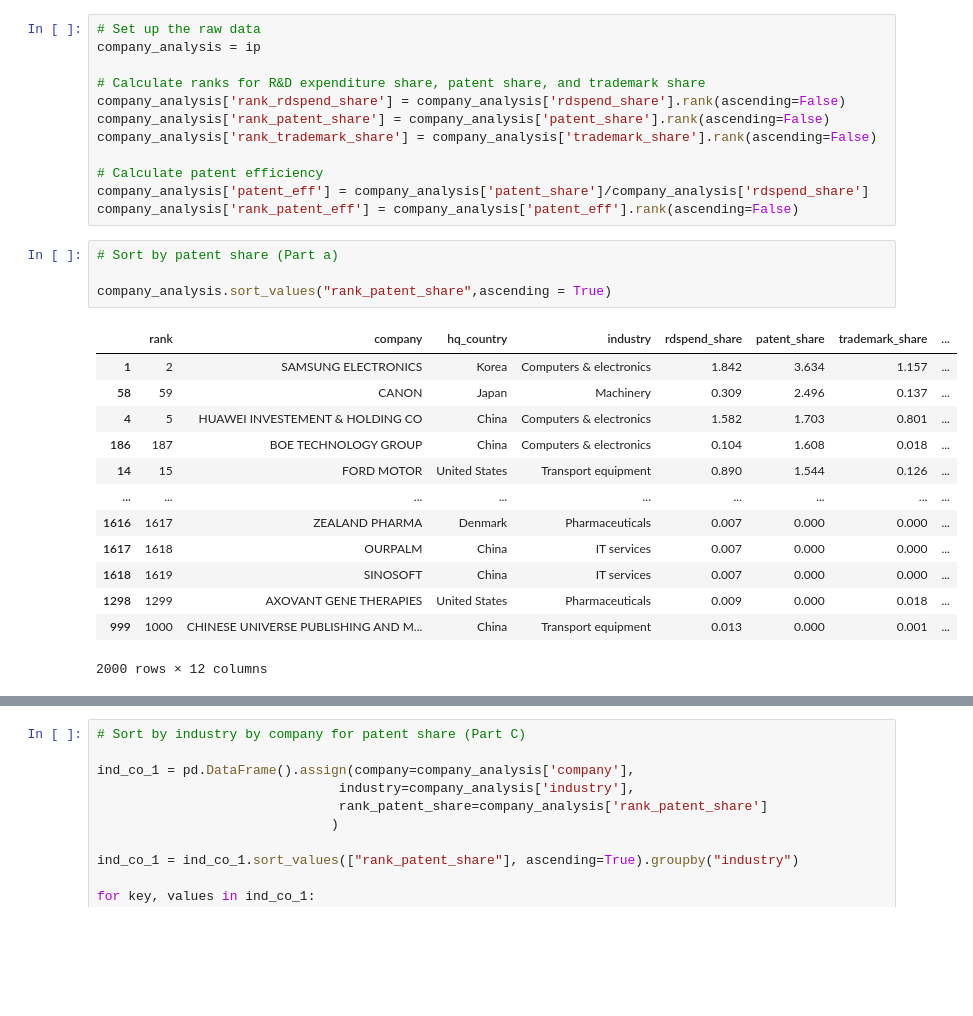
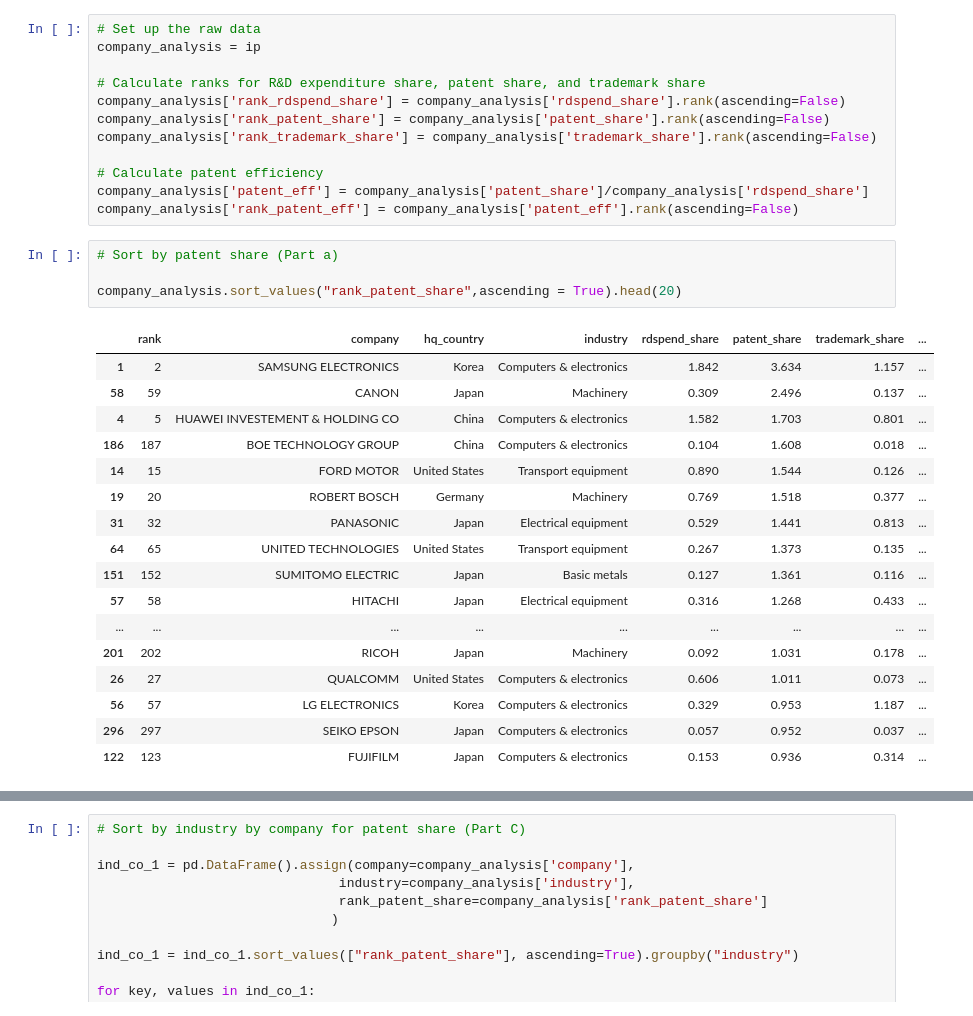
Before and after one commit to bassoonelephant/ip-productivity, a Jupyter notebook: ip_workbench.ipynb, the cells around one changed output, grey strips where cells are left out. Saved outputs shown, nothing was run; the diff lists cells and outputs as text; blank space fills up the shorter version.

```diff
--- a/ip_workbench.ipynb
+++ b/ip_workbench.ipynb
@@ -291,21 +297,25 @@ company_analysis['rank_patent_eff'] = company_analysis['patent_eff'].rank(ascend
 # %%
 # Sort by patent share (Part a)
 
-company_analysis.sort_values("rank_patent_share",ascending = True)
+company_analysis.sort_values("rank_patent_share",ascending = True).head(20)
 # %% [output]
 |  | rank | company | hq_country | industry | rdspend_share | patent_share | trademark_share | ... |
 | 1 | 2 | SAMSUNG ELECTRONICS | Korea | Computers & electronics | 1.842 | 3.634 | 1.157 | ... |
 | 58 | 59 | CANON | Japan | Machinery | 0.309 | 2.496 | 0.137 | ... |
 | 4 | 5 | HUAWEI INVESTEMENT & HOLDING CO | China | Computers & electronics | 1.582 | 1.703 | 0.801 | ... |
 | 186 | 187 | BOE TECHNOLOGY GROUP | China | Computers & electronics | 0.104 | 1.608 | 0.018 | ... |
 | 14 | 15 | FORD MOTOR | United States | Transport equipment | 0.890 | 1.544 | 0.126 | ... |
+| 19 | 20 | ROBERT BOSCH | Germany | Machinery | 0.769 | 1.518 | 0.377 | ... |
+| 31 | 32 | PANASONIC | Japan | Electrical equipment | 0.529 | 1.441 | 0.813 | ... |
+| 64 | 65 | UNITED TECHNOLOGIES | United States | Transport equipment | 0.267 | 1.373 | 0.135 | ... |
+| 151 | 152 | SUMITOMO ELECTRIC | Japan | Basic metals | 0.127 | 1.361 | 0.116 | ... |
+| 57 | 58 | HITACHI | Japan | Electrical equipment | 0.316 | 1.268 | 0.433 | ... |
 | ... | ... | ... | ... | ... | ... | ... | ... | ... |
-| 1616 | 1617 | ZEALAND PHARMA | Denmark | Pharmaceuticals | 0.007 | 0.000 | 0.000 | ... |
-| 1617 | 1618 | OURPALM | China | IT services | 0.007 | 0.000 | 0.000 | ... |
-| 1618 | 1619 | SINOSOFT | China | IT services | 0.007 | 0.000 | 0.000 | ... |
-| 1298 | 1299 | AXOVANT GENE THERAPIES | United States | Pharmaceuticals | 0.009 | 0.000 | 0.018 | ... |
-| 999 | 1000 | CHINESE UNIVERSE PUBLISHING AND M... | China | Transport equipment | 0.013 | 0.000 | 0.001 | ... |
+| 201 | 202 | RICOH | Japan | Machinery | 0.092 | 1.031 | 0.178 | ... |
+| 26 | 27 | QUALCOMM | United States | Computers & electronics | 0.606 | 1.011 | 0.073 | ... |
+| 56 | 57 | LG ELECTRONICS | Korea | Computers & electronics | 0.329 | 0.953 | 1.187 | ... |
+| 296 | 297 | SEIKO EPSON | Japan | Computers & electronics | 0.057 | 0.952 | 0.037 | ... |
+| 122 | 123 | FUJIFILM | Japan | Computers & electronics | 0.153 | 0.936 | 0.314 | ... |
-2000 rows × 12 columns
 # %%
 # Sort by patent efficiency (Part b)
 
```
Also changed, not shown: parts of 5 cells of this notebook.
